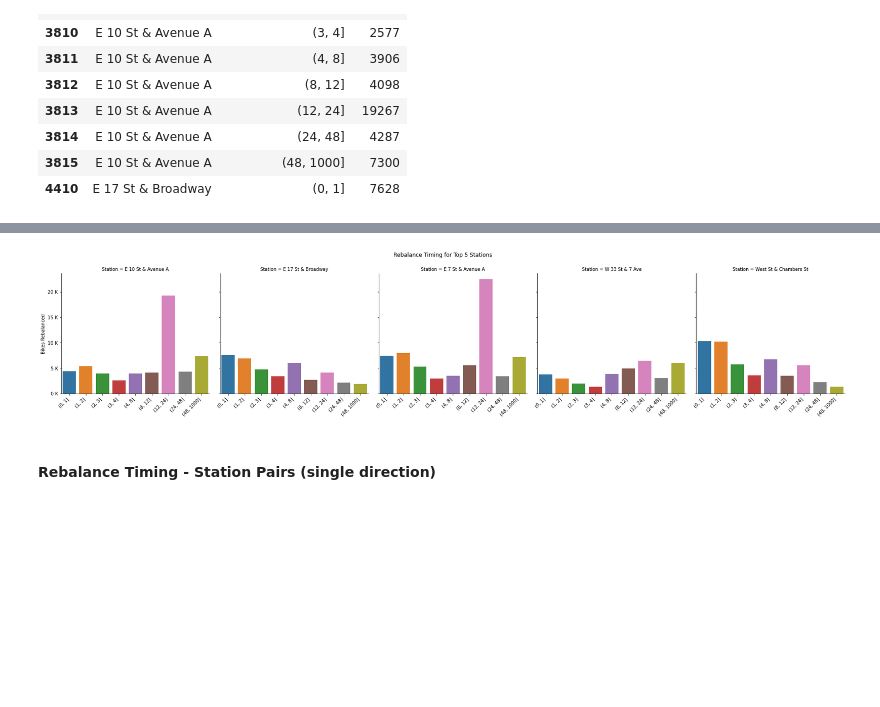
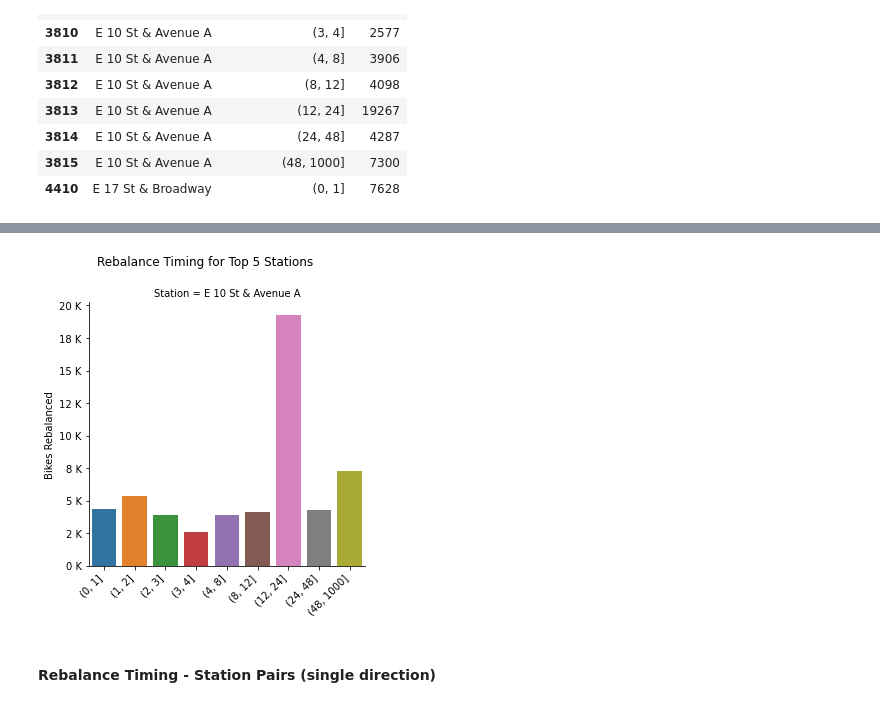
Before and after one commit to rishigoutam/citibike, a Jupyter notebook: eda/rebalance_eda.ipynb, the cells around one changed output, grey strips where cells are left out. Cells and saved outputs as stored; diff of their text form; code cells hidden in the pictures; blank space fills up the shorter version.

```diff
--- a/eda/rebalance_eda.ipynb
+++ b/eda/rebalance_eda.ipynb
@@ -1354,3 +1266,21 @@ g.loc[g.startstationname.isin(rebalout["Station"][:5])].head(10)
 | 3814 | E 10 St & Avenue A | (24, 48] | 4287 |
 | 3815 | E 10 St & Avenue A | (48, 1000] | 7300 |
 | 4410 | E 17 St & Broadway | (0, 1] | 7628 |
+# %%
+g = rebal.groupby(['startstationname','rebal_time_hr_bin'])[['bikeid']].count().reset_index()
+g.rename(columns={'startstationname':"Station"},inplace=True)
+x = sns.catplot(
+    data=g.loc[g.Station.isin(rebalout["Station"][:5])],
+    x="rebal_time_hr_bin",
+    y="bikeid",
+    col="Station",
+    kind="bar",
+    sharey= False
+)
+x.set_xticklabels(rotation=45, horizontalalignment="right")
+for ax in x.axes.flat:
+    ax.yaxis.set_major_formatter(tkr.FuncFormatter(lambda y, p: f"{y/1000:.0f} K"))
+x.set(ylabel="Bikes Rebalanced", xlabel="")
+x.fig.subplots_adjust(top=0.85)
+x.fig.suptitle('Rebalance Timing for Top 5 Stations')
+plt.show()
@@ -1357,21 +1289,21 @@ g.loc[g.startstationname.isin(rebalout["Station"][:5])].head(10)
 # %%
 g.rename(columns={'startstationname':"Station"},inplace=True)
 x = sns.catplot(
-    data=g.loc[g.Station.isin(rebalout["Station"][:5])],
+    data=g.loc[g.Station.isin(rebalout["Station"][3:4])],
     x="rebal_time_hr_bin",
     y="bikeid",
     col="Station",
     kind="bar",
 )
 x.set_xticklabels(rotation=45, horizontalalignment="right")
 for ax in x.axes.flat:
     ax.yaxis.set_major_formatter(tkr.FuncFormatter(lambda y, p: f"{y/1000:.0f} K"))
 x.set(ylabel="Bikes Rebalanced", xlabel="")
 x.fig.subplots_adjust(top=0.85)
 x.fig.suptitle('Rebalance Timing for Top 5 Stations')
 plt.show()
 # %% [output]
-[figure, old version]
+[figure, new version]
 # %% [markdown]
 #### Rebalance Timing - Station Pairs (single direction)
 # %%
```
Also changed, not shown: parts of 30 cells of this notebook.
